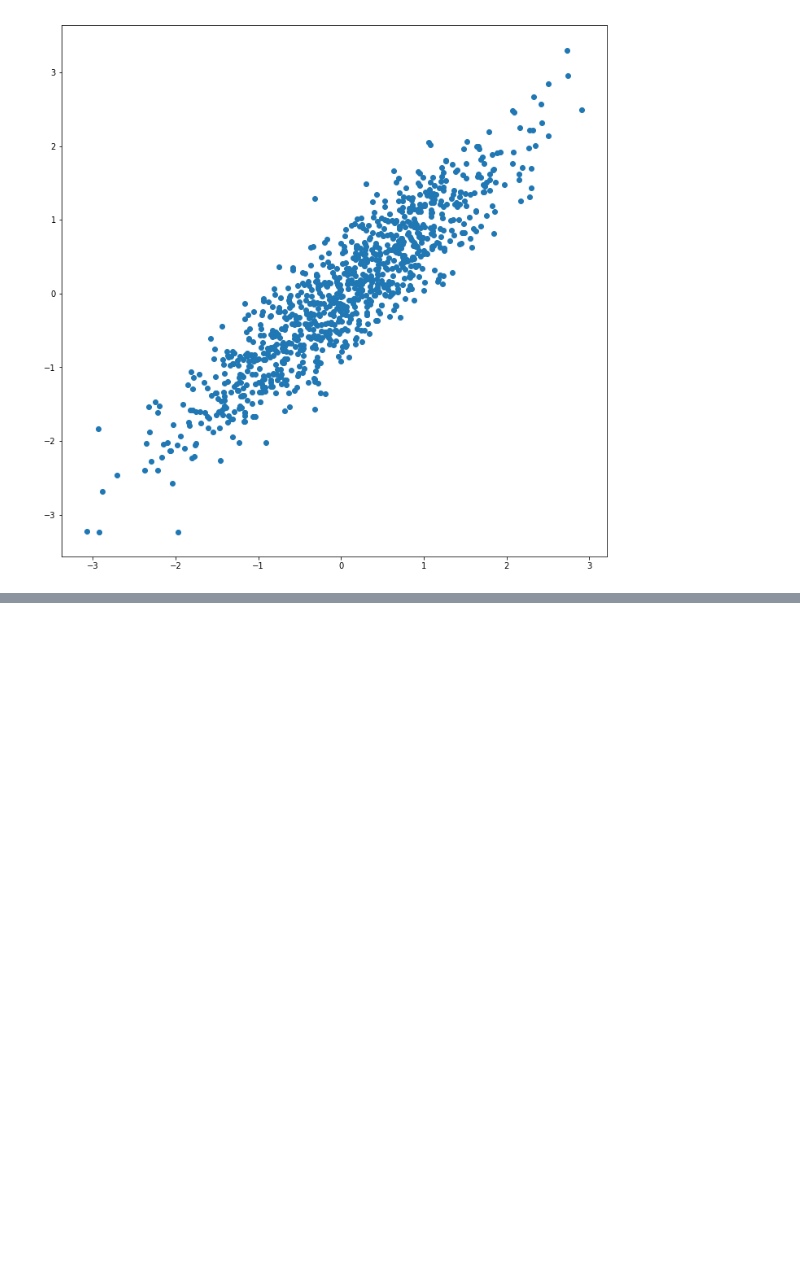
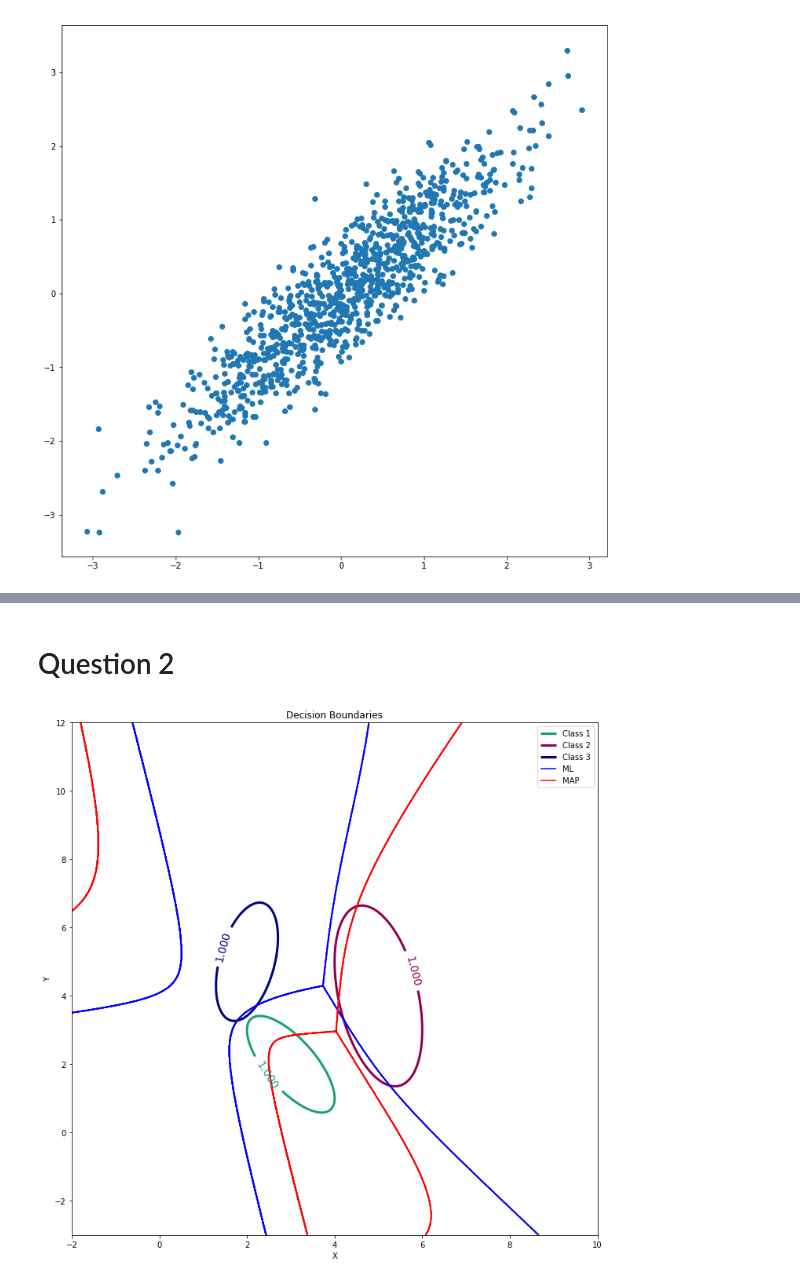
Before and after one commit to sujan-sube/pattern-recognition-asgmt, a Jupyter notebook: assignment-1/assignment-1.ipynb, the cells around one changed output, grey strips where cells are left out. Drawn from its saved outputs; the diff is of its cells as text; code cells hidden in the pictures; blank space fills up the shorter version.

Commit message:
completed assignment questions up to 2 and updated requirements.txt

```diff
--- a/assignment-1/assignment-1.ipynb
+++ b/assignment-1/assignment-1.ipynb
@@ -177,0 +217,13 @@ plt.show()
+# %% [markdown]
+# Question 2
+# %%
+# given parameters
+prob_c1 = 0.2
+prob_c2 = 0.3
+prob_c3 = 0.5
+mu_1 = [3, 2]
+mu_2 = [5, 4]
+mu_3 = [2, 5]
+cov_1 = [[1, -1], [-1, 2]]
+cov_2 = [[1, -1], [-1, 7]]
+cov_3 = [[0.5, 0.5], [0.5, 3]]
@@ -177,0 +284,51 @@ plt.show()
+# %%
+%%time
+# setup plot grid
+xv = np.arange(-3, 12, 0.01)
+yv = np.arange(-3, 12, 0.01)
+x, y = np.meshgrid(xv, yv)
+
+# create plot
+fig, ax = plt.subplots(figsize=(12,12))
+
+mus = [mu_1, mu_2, mu_3]
+covs = [cov_1, cov_2, cov_3]
+probs = [prob_c1, prob_c2, prob_c3]
+
+# plot contour for each class
+zts = []
+legenditems = []
+c = iter(['Dark2', 'PiYG', 'jet'])
+for mu, cov in zip(mus, covs):
+    color = next(c)
+    zt = stdContour(mu, cov, x, y)
+    zts.append(zt)
+    cs = ax.contour(x, y, zt, levels=[1], linewidths=3, cmap=color)
+    ax.clabel(cs, inline=1, fontsize=14)
+    h1,_ = cs.legend_elements()
+    legenditems.append(h1)
+
+# plot ML decision boundaries
+ml_db = mlDecisionBoundaries(mus, covs, x, y)
+ml_dbc = ax.contour(x, y, ml_db, colors='b')
+
+# plot MAP decision boundaries
+map_db = mapDecisionBoundaries(mus, covs, probs, x, y)
+map_dbc = ax.contour(x, y, map_db, colors='r')
+
+# contour legend labels
+h1,_ = ml_dbc.legend_elements()
+h2,_ = map_dbc.legend_elements()
+ax.legend([legenditems[0][0], legenditems[1][0], legenditems[2][0], h1[0], h2[0]], ['Class 1', 'Class 2', 'Class 3', 'ML', 'MAP'])
+
+# plot formatting
+xmin, ymin = -2, -3
+xmax, ymax = 10, 12
+ax.set_xlim([xmin, xmax])
+ax.set_ylim([ymin, ymax])
+plt.xlabel('X')
+plt.ylabel('Y')
+plt.title('Decision Boundaries')
+plt.show()
+# %% [output]
+[figure, added]
```
Also changed, not shown: parts of 14 cells of this notebook, 5 other files.
